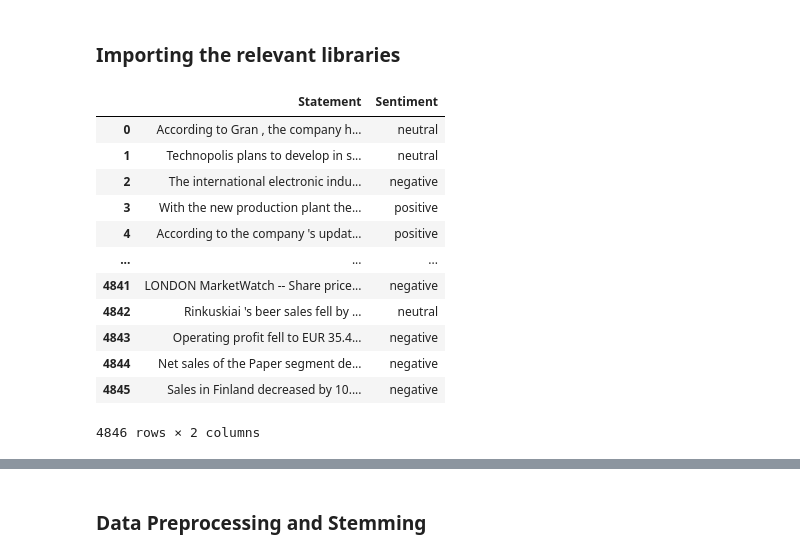
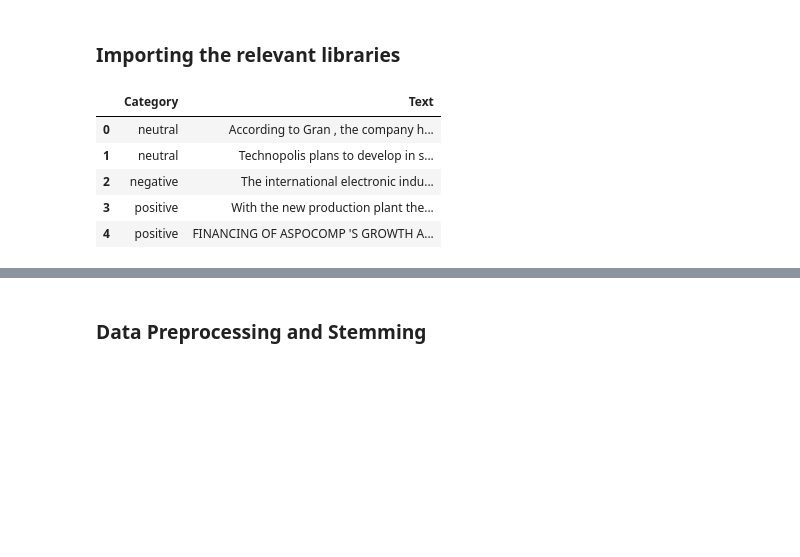
Before and after one commit to aryan-6810/Sentiment-Analysis-using-NLTK, a Jupyter notebook: Sentiment.ipynb, the cells around one changed output, grey strips where cells are left out. Saved outputs shown, nothing was run; the diff lists cells and outputs as text; code cells hidden in the pictures; blank space fills up the shorter version.

```diff
--- a/Sentiment.ipynb
+++ b/Sentiment.ipynb
@@ -11,19 +11,14 @@ import matplotlib.pyplot as plt
 import seaborn as sns
 sns.set()
 # %%
-data = pd.read_csv("C:\\Users\\Aryan\Downloads\\Project_Series//data-c.csv")
-data
+d1 = pd.read_excel("C:\\Users\DELL\Downloads\Sentiment_Analysis _All_Final\Train data set.xlsx")
+data = d1
-# %% [output]
-|  | Statement | Sentiment |
-| 0 | According to Gran , the company h... | neutral |
-| 1 | Technopolis plans to develop in s... | neutral |
-| 2 | The international electronic indu... | negative |
-| 3 | With the new production plant the... | positive |
-| 4 | According to the company 's updat... | positive |
-| ... | ... | ... |
-| 4841 | LONDON MarketWatch -- Share price... | negative |
-| 4842 | Rinkuskiai 's beer sales fell by ... | neutral |
-| 4843 | Operating profit fell to EUR 35.4... | negative |
-| 4844 | Net sales of the Paper segment de... | negative |
-| 4845 | Sales in Finland decreased by 10.... | negative |
-4846 rows × 2 columns
+# %%
+data.head()
+# %% [output]
+|  | Category | Text |
+| 0 | neutral | According to Gran , the company h... |
+| 1 | neutral | Technopolis plans to develop in s... |
+| 2 | negative | The international electronic indu... |
+| 3 | positive | With the new production plant the... |
+| 4 | positive | FINANCING OF ASPOCOMP 'S GROWTH A... |
```
Also changed, not shown: parts of 33 cells of this notebook.
